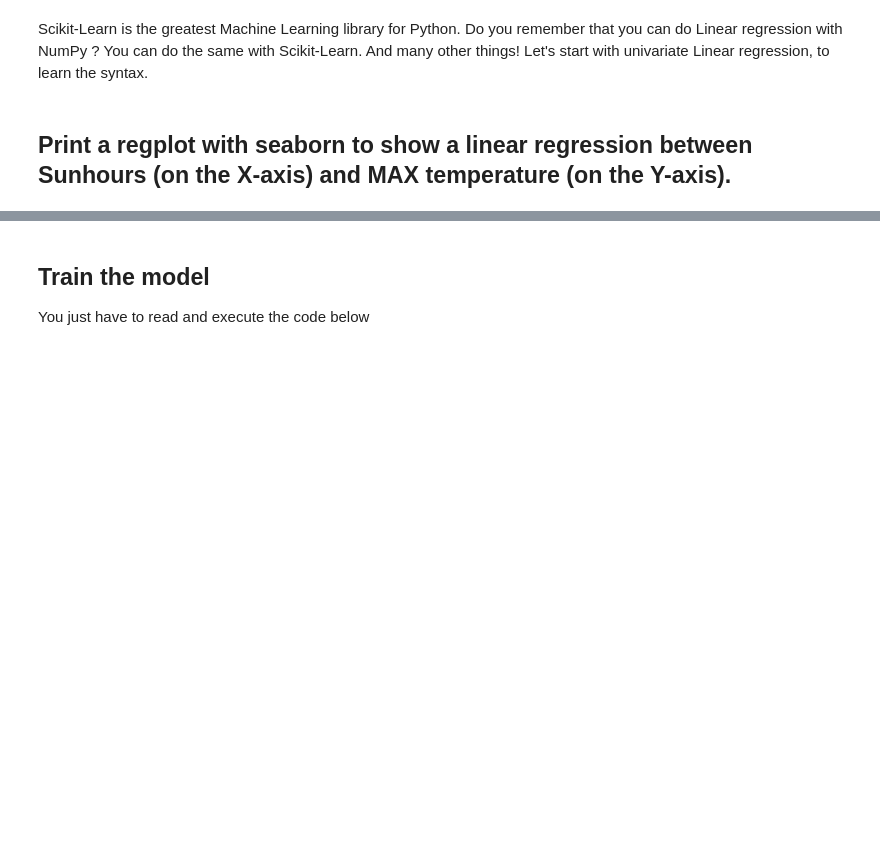
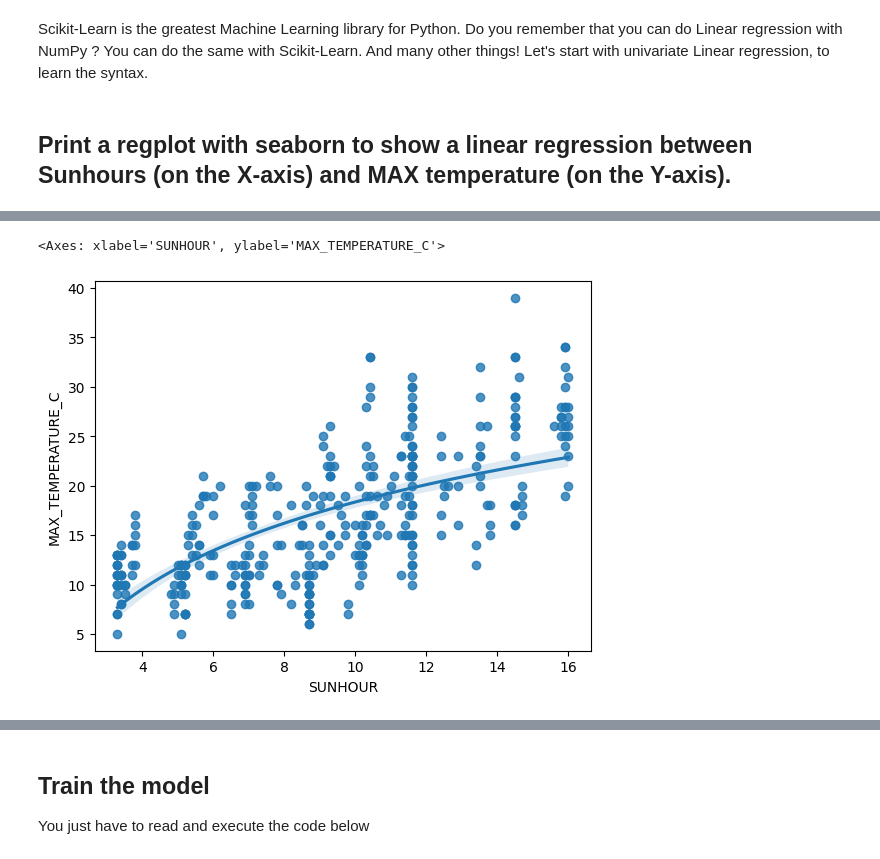
Before and after one commit to GaetanRigaut/1.1-ML---Simple-linear-regression, a Jupyter notebook: 1_1_ML_Simple_linear_regression_(univariate).ipynb, the cells around one changed output, grey strips where cells are left out. Cells and saved outputs as stored; diff of their text form; code cells hidden in the pictures; blank space fills up the shorter version.

```diff
--- a/1_1_ML_Simple_linear_regression_(univariate).ipynb
+++ b/1_1_ML_Simple_linear_regression_(univariate).ipynb
@@ -21,0 +39,5 @@ Let's start with univariate Linear regression, to learn the syntax.
+# %%
+sns.regplot(data=df_weather, x='SUNHOUR', y='MAX_TEMPERATURE_C', logx=True)
+# %% [output]
+<Axes: xlabel='SUNHOUR', ylabel='MAX_TEMPERATURE_C'>
+[figure, added]
```
Also changed, not shown: parts of 19 cells of this notebook.
